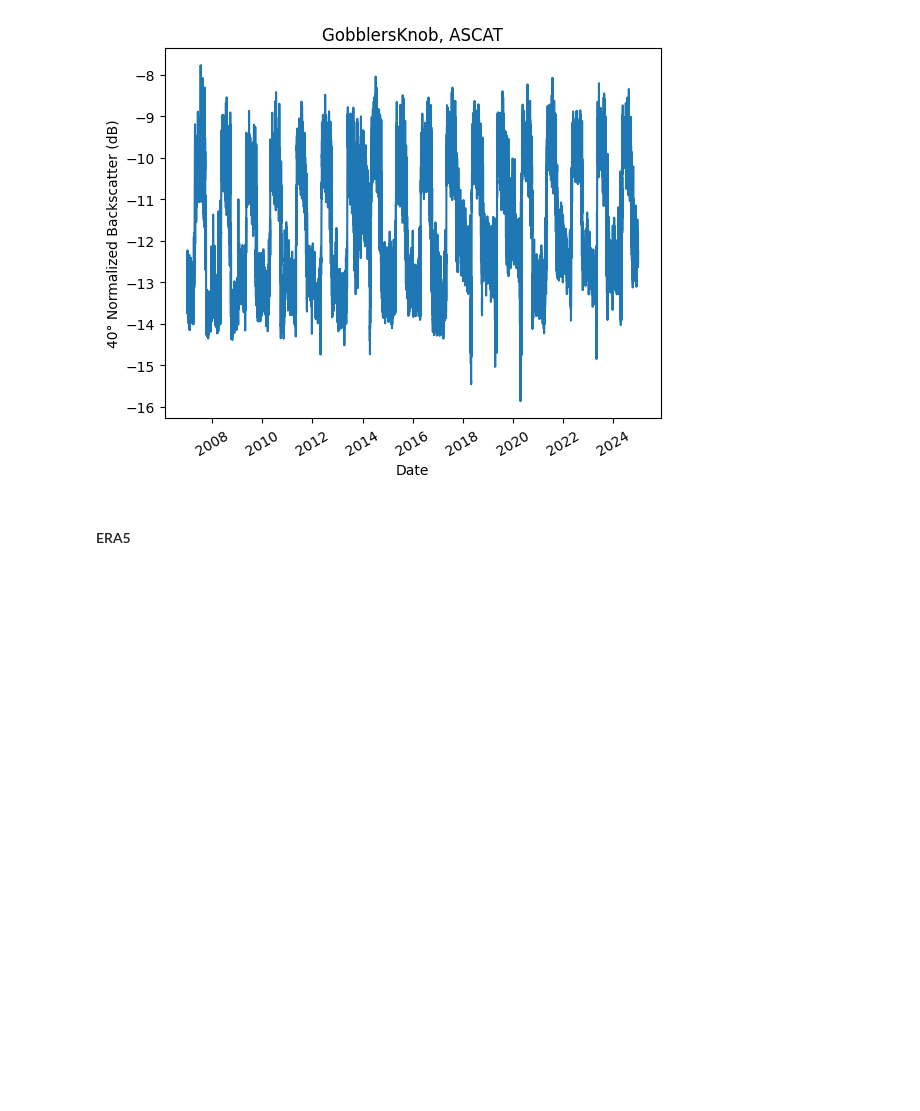
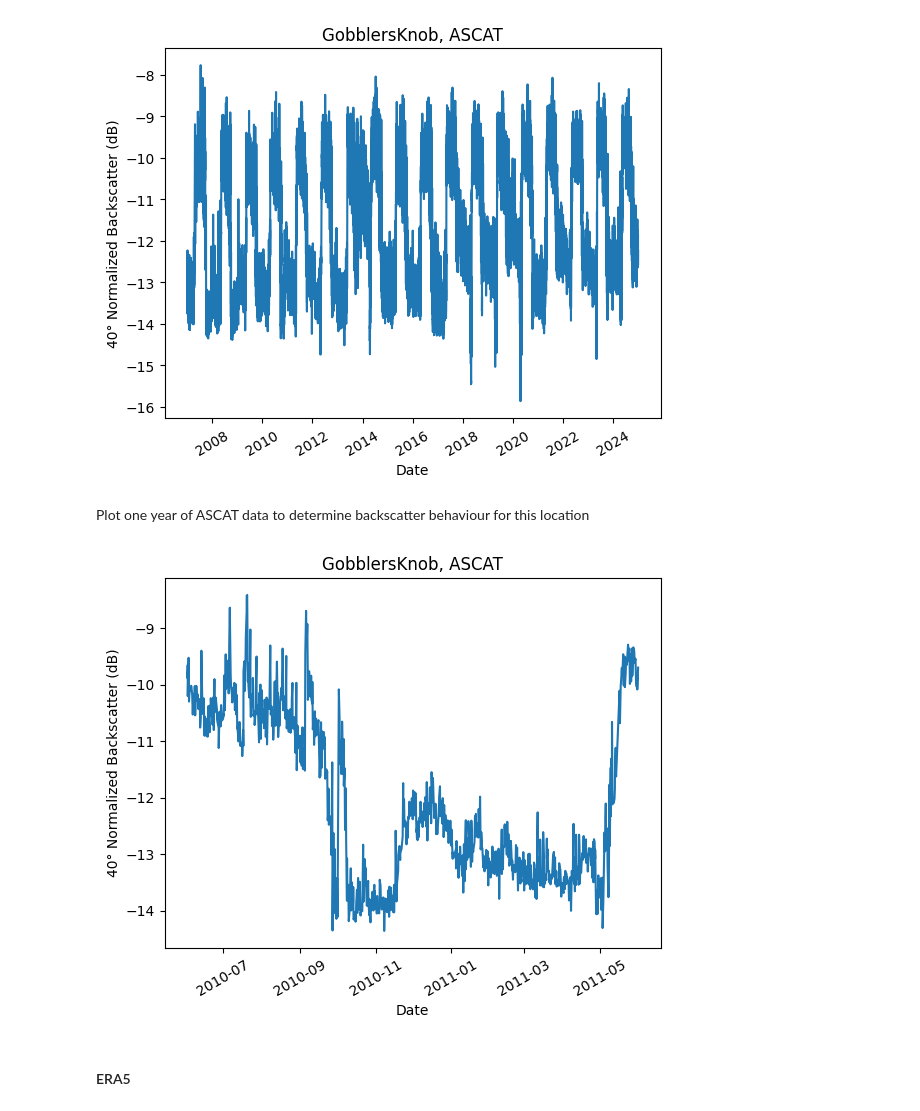
Before and after one commit to gerezk/freeze-thaw-soil-prediction, a Jupyter notebook: notebooks/ASCAT_ERA5_data_cleaning.ipynb, the cells around one changed output. Saved outputs shown, nothing was run; the diff lists cells and outputs as text; code cells hidden in the pictures; blank space fills up the shorter version.

```diff
--- a/notebooks/ASCAT_ERA5_data_cleaning.ipynb
+++ b/notebooks/ASCAT_ERA5_data_cleaning.ipynb
@@ -291,6 +317,12 @@ Show head of df:
 | 2007-01-02 23:00:00+00:00 | -12.695719 | 0 | 1 | 3 |
 | 2007-01-03 05:00:00+00:00 | -13.297269 | 0 | 0 | 3 |
 [figure]
+# %% [markdown]
+Plot one year of ASCAT data to determine backscatter behaviour for this location
+# %%
+plot_one_year(ASCAT_gobblers_knob_df, ASCAT_short_var_name, c.GOBBLERS_KNOB_NAME, ASCAT, ASCAT_long_var_name)
+# %% [output]
+[figure, added]
 # %% [markdown]
 #### ERA5
 # %%
```
Also changed, not shown: parts of 20 cells of this notebook.
